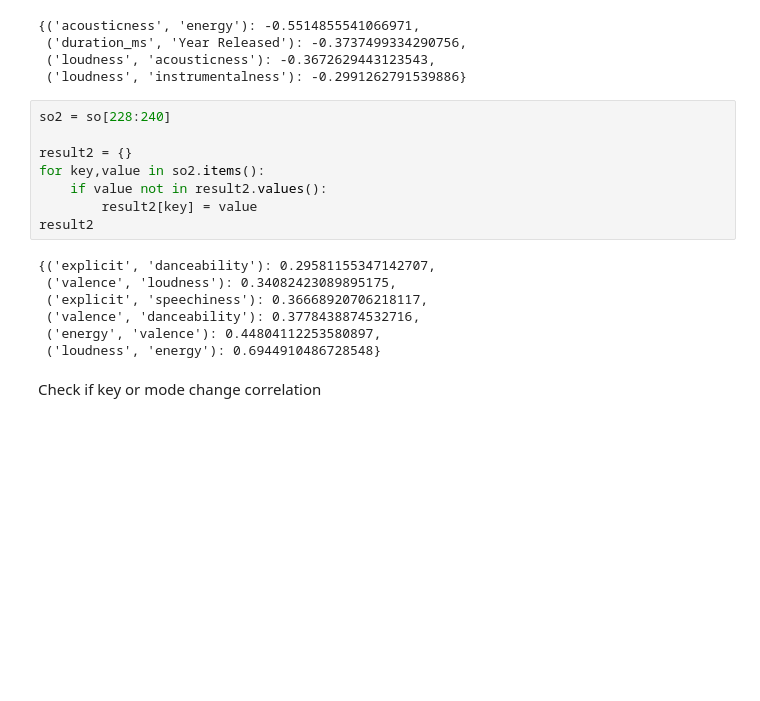
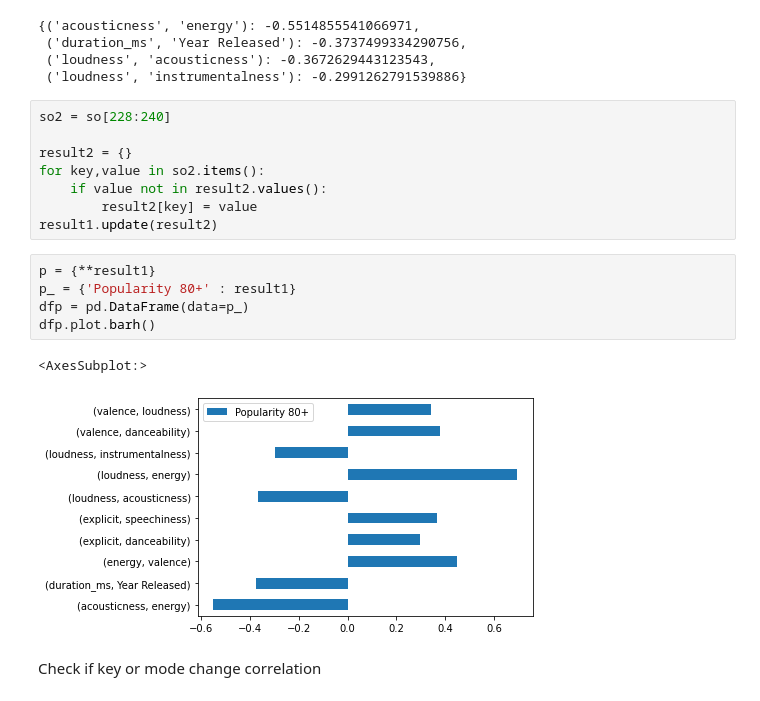
Before and after one commit to DavisAsano/Asano_MusicDataExploration, a Jupyter notebook: Untitled-2.ipynb, the cells around one changed output. Cells and saved outputs as stored; diff of their text form; blank space fills up the shorter version.

Commit message:
Added Corr plots for mode and popularity

```diff
--- a/Untitled-2.ipynb
+++ b/Untitled-2.ipynb
@@ -226,14 +226,15 @@ result2 = {}
 for key,value in so2.items():
     if value not in result2.values():
         result2[key] = value
-result2
+result1.update(result2)
-# %% [output]
-{('explicit', 'danceability'): 0.29581155347142707,
- ('valence', 'loudness'): 0.34082423089895175,
- ('explicit', 'speechiness'): 0.36668920706218117,
- ('valence', 'danceability'): 0.3778438874532716,
- ('energy', 'valence'): 0.44804112253580897,
- ('loudness', 'energy'): 0.6944910486728548}
+# %%
+p = {**result1}
+p_ = {'Popularity 80+' : result1}
+dfp = pd.DataFrame(data=p_)
+dfp.plot.barh()
+# %% [output]
+<AxesSubplot:>
+[figure, added]
 # %% [markdown]
 Check if key or mode change correlation
 # %%
```
Also changed, not shown: parts of 6 cells of this notebook.
